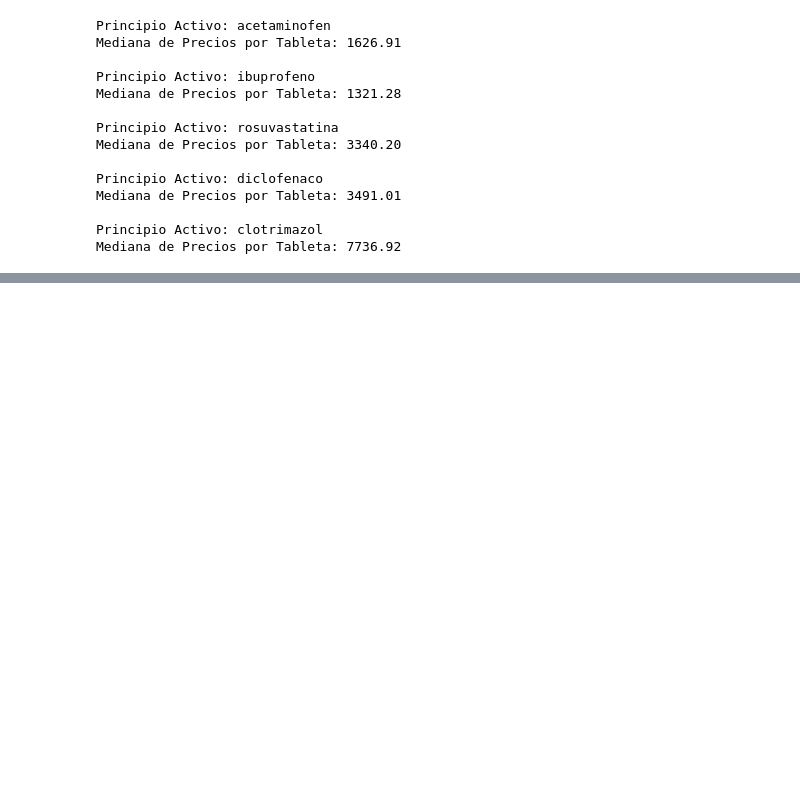
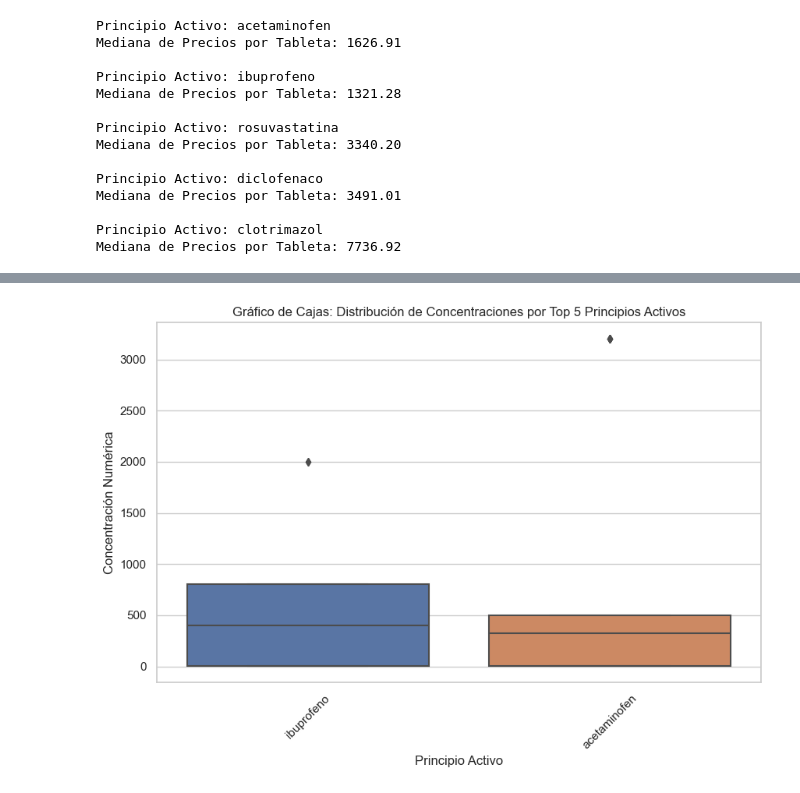
Before and after one commit to Cristian-UdeA/Acompa-amiento_grupo1_ciencia_de_datos, a Jupyter notebook: df_python.ipynb, the cells around one changed output, grey strips where cells are left out. Cells and saved outputs as stored; diff of their text form; code cells hidden in the pictures; blank space fills up the shorter version.

```diff
--- a/df_python.ipynb
+++ b/df_python.ipynb
@@ -471,0 +527,17 @@ Mediana de Precios por Tableta: 7736.92
+# %%
+# Get the 2 most common active ingredients
+top_principios = df["principio_activo"].value_counts().head(2).index
+# %%
+# Filter the DataFrame to include only the top 5 active ingredients
+df_top_principios = df[df["principio_activo"].isin(top_principios)]
+# %%
+# Create the boxplot with Seaborn
+plt.figure(figsize=(10, 6))
+sns.boxplot(data=df_top_principios, x="principio_activo", y="concentracion_numero")
+plt.title("Gráfico de Cajas: Distribución de Concentraciones por Top 5 Principios Activos")
+plt.xlabel("Principio Activo")
+plt.ylabel("Concentración Numérica")
+plt.xticks(rotation=45)
+plt.show()
+# %% [output]
+[figure, added]
```
Also changed, not shown: parts of 12 cells of this notebook, 1 other file.
